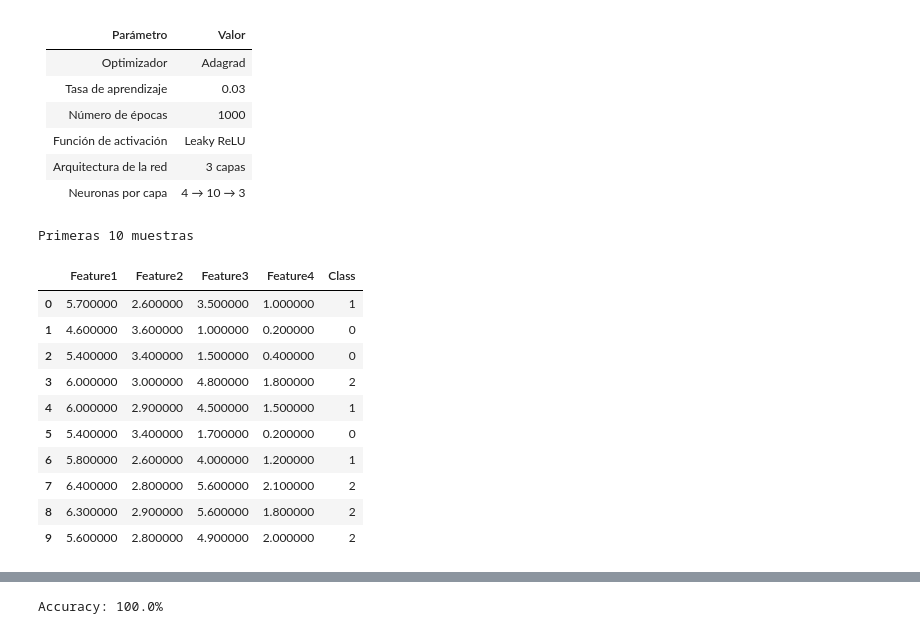
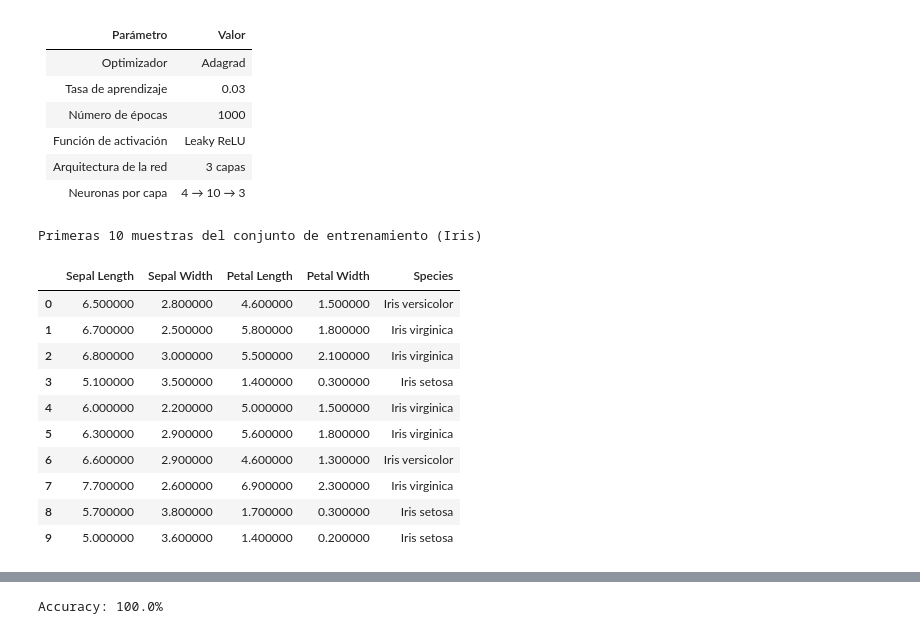
Before and after one commit to Coco-os/FNN-Implementation, a Jupyter notebook: notebooks/problems/clasification/Iris.ipynb, the cells around one changed output, grey strips where cells are left out. Cells and saved outputs as stored; diff of their text form; code cells hidden in the pictures.

Commit message:
implemented Iris table visualization

```diff
--- a/notebooks/problems/clasification/Iris.ipynb
+++ b/notebooks/problems/clasification/Iris.ipynb
@@ -43,44 +43,56 @@ from main.neural_network.utils.graphics.classification import display_confusion_
 from main.neural_network.utils.categorical import to_categorical
 # %%
 X, y = load_iris(return_X_y=True, as_frame=False)
-X_train, X_test, y_train, y_test = train_test_split(X, y)
+
+X_train, X_test, y_train, y_test = train_test_split(X, y, test_size=0.25, random_state=1, shuffle=True)
 
 y_train = to_categorical(y_train, num_classes=3)
 y_test = to_categorical(y_test, num_classes=3)
 
+X_train = X_train.reshape(X_train.shape[0], 4, 1)
+X_test = X_test.reshape(X_test.shape[0], 4, 1)
+y_train = y_train.reshape(y_train.shape[0], 3, 1)
+y_test = y_test.reshape(y_test.shape[0], 3, 1)
 
-X_train = np.reshape(X_train, (112, 4, 1))
-X_test = np.reshape(X_test, (38, 4, 1))
+species_map = {0: "Iris setosa", 1: "Iris versicolor", 2: "Iris virginica"}
 
-y_train = np.reshape(y_train, (112, 3, 1))
-y_test = np.reshape(y_test, (38, 3, 1))
+sample_df = pd.DataFrame(X_train[:, :, 0], columns=[
+    'Sepal Length',
+    'Sepal Width',
+    'Petal Length',
+    'Petal Width'
+])
 
-sample_df = pd.DataFrame(X_train[:, :, 0], columns=['Feature1', 'Feature2', 'Feature3', 'Feature4'])
-sample_df['Class'] = np.argmax(y_train[:, :, 0], axis=1)
+sample_df['Species'] = [species_map[idx] for idx in np.argmax(y_train[:, :, 0], axis=1)]
 
-class_counts = sample_df['Class'].value_counts()
-styled_table = sample_df.head(10).style.set_table_attributes('style="width:70%"').set_caption("Primeras 10 muestras")
-styled_table = styled_table.set_table_styles([{
-    'selector': 'th',
-    'props': [('font-size', '12pt'), ('text-align', 'center')]
-}, {
-    'selector': 'td',
-    'props': [('font-size', '10pt'), ('text-align', 'center')]
-}])
+class_counts = sample_df['Species'].value_counts()
+
+styled_table = (
+    sample_df.head(10)
+    .style
+    .set_caption("Primeras 10 muestras del conjunto de entrenamiento (Iris)")
+    .set_table_attributes('style="width:75%; margin:auto;"')
+    .set_table_styles([
+        {'selector': 'th', 'props': [('font-size', '13pt'), ('text-align', 'center')]},
+        {'selector': 'td', 'props': [('font-size', '11pt'), ('text-align', 'center')]}
+    ])
+)
 
 display(styled_table)
-print("--------------------------------------------------")
+
+print("\n" + "══════════════ RESULTADOS ═════════════════════════════════".center(60, " ") + "\n")
+print("Distribución de clases en el conjunto de entrenamiento:\n")
 print(class_counts)
 # %% [output]
-Primeras 10 muestras
+Primeras 10 muestras del conjunto de entrenamiento (Iris)
-|  | Feature1 | Feature2 | Feature3 | Feature4 | Class |
-| 0 | 5.700000 | 2.600000 | 3.500000 | 1.000000 | 1 |
-| 1 | 4.600000 | 3.600000 | 1.000000 | 0.200000 | 0 |
-| 2 | 5.400000 | 3.400000 | 1.500000 | 0.400000 | 0 |
-| 3 | 6.000000 | 3.000000 | 4.800000 | 1.800000 | 2 |
-| 4 | 6.000000 | 2.900000 | 4.500000 | 1.500000 | 1 |
-| 5 | 5.400000 | 3.400000 | 1.700000 | 0.200000 | 0 |
-| 6 | 5.800000 | 2.600000 | 4.000000 | 1.200000 | 1 |
-| 7 | 6.400000 | 2.800000 | 5.600000 | 2.100000 | 2 |
-| 8 | 6.300000 | 2.900000 | 5.600000 | 1.800000 | 2 |
-| 9 | 5.600000 | 2.800000 | 4.900000 | 2.000000 | 2 |
+|  | Sepal Length | Sepal Width | Petal Length | Petal Width | Species |
+| 0 | 6.500000 | 2.800000 | 4.600000 | 1.500000 | Iris versicolor |
+| 1 | 6.700000 | 2.500000 | 5.800000 | 1.800000 | Iris virginica |
+| 2 | 6.800000 | 3.000000 | 5.500000 | 2.100000 | Iris virginica |
+| 3 | 5.100000 | 3.500000 | 1.400000 | 0.300000 | Iris setosa |
+| 4 | 6.000000 | 2.200000 | 5.000000 | 1.500000 | Iris virginica |
+| 5 | 6.300000 | 2.900000 | 5.600000 | 1.800000 | Iris virginica |
+| 6 | 6.600000 | 2.900000 | 4.600000 | 1.300000 | Iris versicolor |
+| 7 | 7.700000 | 2.600000 | 6.900000 | 2.300000 | Iris virginica |
+| 8 | 5.700000 | 3.800000 | 1.700000 | 0.300000 | Iris setosa |
+| 9 | 5.000000 | 3.600000 | 1.400000 | 0.200000 | Iris setosa |
```
Also changed, not shown: parts of 3 cells of this notebook.
